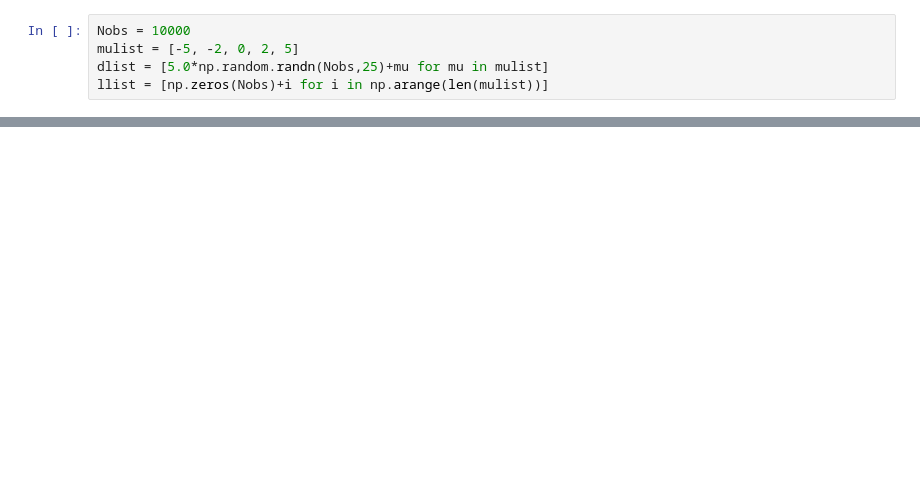
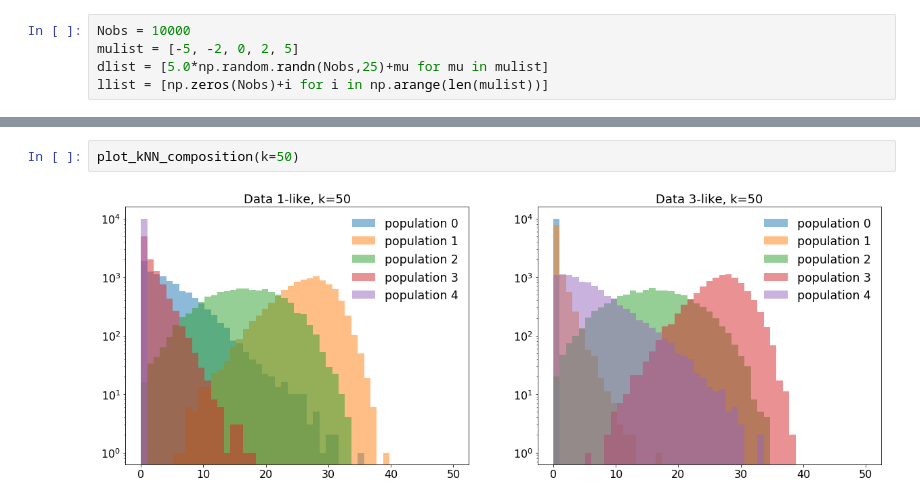
Before and after one commit to MLatCezeaux/intro_numpy, a Jupyter notebook: solutions/3-NearestNeighborAlgo-solution.ipynb, the cells around one changed output, grey strips where cells are left out. Saved outputs shown, nothing was run; the diff lists cells and outputs as text; blank space fills up the shorter version.

```diff
--- a/solutions/3-NearestNeighborAlgo-solution.ipynb
+++ b/solutions/3-NearestNeighborAlgo-solution.ipynb
@@ -321,0 +365,4 @@ plt.legend();
+# %%
+plot_kNN_composition(k=50)
+# %% [output]
+[figure, added]
```
Also changed, not shown: parts of 24 cells of this notebook.
